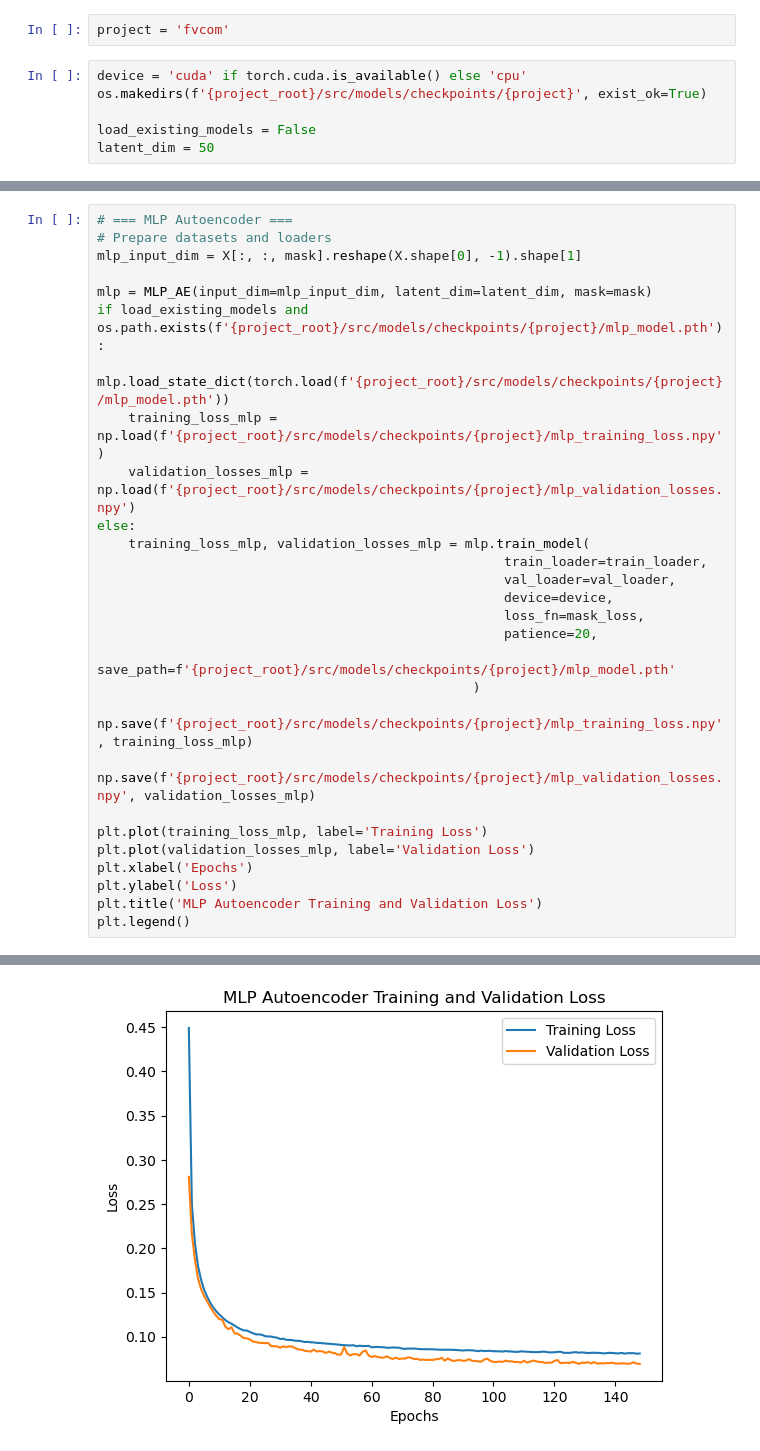
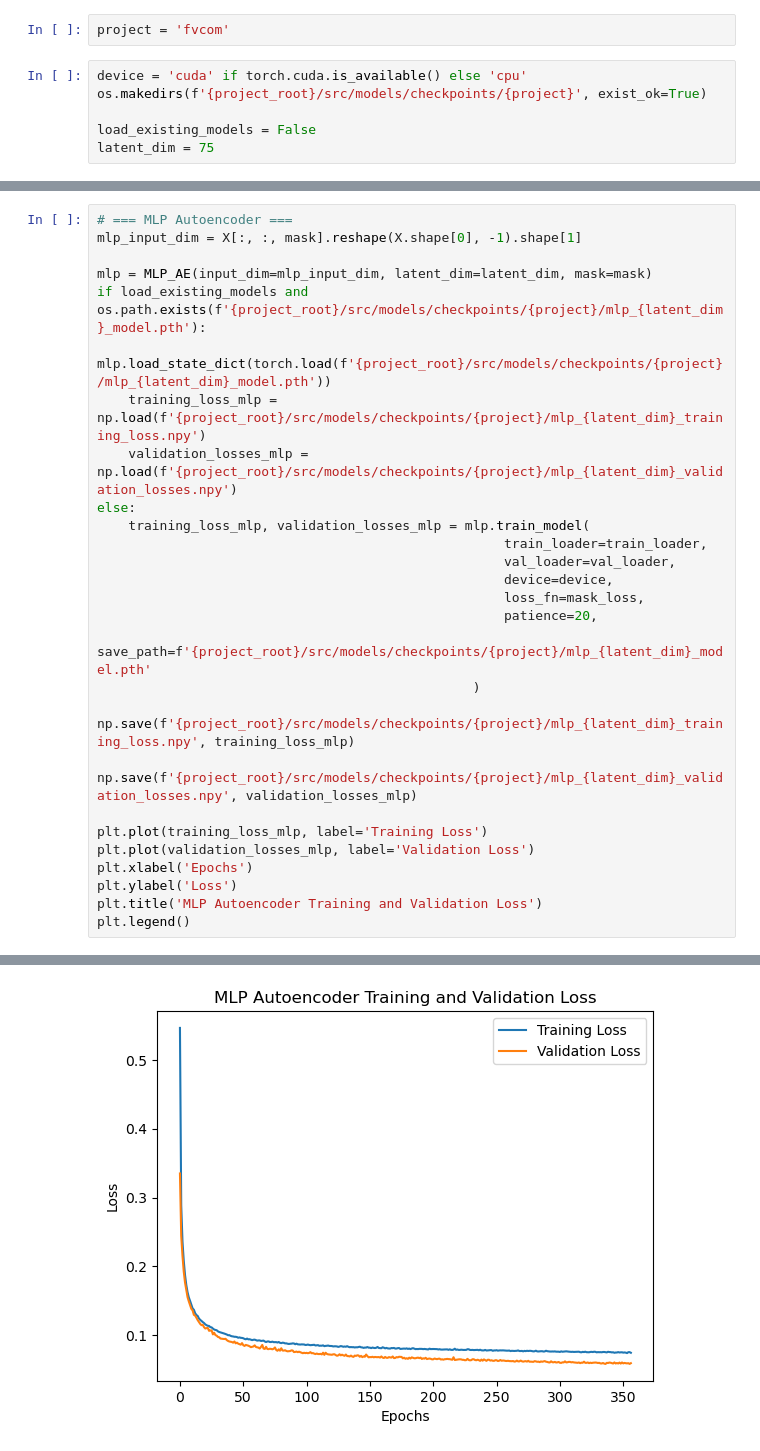
Before and after one commit to biancach/LDA_BO, a Jupyter notebook: examples/fvcom/rom/train_models.ipynb, the cells around one changed output, grey strips where cells are left out. Saved outputs shown, nothing was run; the diff lists cells and outputs as text.

```diff
--- a/examples/fvcom/rom/train_models.ipynb
+++ b/examples/fvcom/rom/train_models.ipynb
@@ -27,7 +28,7 @@ device = 'cuda' if torch.cuda.is_available() else 'cpu'
 os.makedirs(f'{project_root}/src/models/checkpoints/{project}', exist_ok=True)
 
 load_existing_models = False
-latent_dim = 50
+latent_dim = 75
 # %%
 u1 = np.load(f'{project_root}/data/{project}/u_interp.npy')
 u2 = np.load(f'{project_root}/data/{project}/v_interp.npy')
@@ -80,13 +87,12 @@ else:
 # %%
 # === MLP Autoencoder ===
-# Prepare datasets and loaders
 mlp_input_dim = X[:, :, mask].reshape(X.shape[0], -1).shape[1]
 
 mlp = MLP_AE(input_dim=mlp_input_dim, latent_dim=latent_dim, mask=mask)
-if load_existing_models and os.path.exists(f'{project_root}/src/models/checkpoints/{project}/mlp_model.pth'):
-    mlp.load_state_dict(torch.load(f'{project_root}/src/models/checkpoints/{project}/mlp_model.pth'))
-    training_loss_mlp = np.load(f'{project_root}/src/models/checkpoints/{project}/mlp_training_loss.npy')
-    validation_losses_mlp = np.load(f'{project_root}/src/models/checkpoints/{project}/mlp_validation_losses.npy')
+if load_existing_models and os.path.exists(f'{project_root}/src/models/checkpoints/{project}/mlp_{latent_dim}_model.pth'):
+    mlp.load_state_dict(torch.load(f'{project_root}/src/models/checkpoints/{project}/mlp_{latent_dim}_model.pth'))
+    training_loss_mlp = np.load(f'{project_root}/src/models/checkpoints/{project}/mlp_{latent_dim}_training_loss.npy')
+    validation_losses_mlp = np.load(f'{project_root}/src/models/checkpoints/{project}/mlp_{latent_dim}_validation_losses.npy')
 else:
     training_loss_mlp, validation_losses_mlp = mlp.train_model(
                                                     train_loader=train_loader,
@@ -94,10 +100,10 @@ else:
                                                     device=device,
                                                     loss_fn=mask_loss,
                                                     patience=20,
-                                                    save_path=f'{project_root}/src/models/checkpoints/{project}/mlp_model.pth'
+                                                    save_path=f'{project_root}/src/models/checkpoints/{project}/mlp_{latent_dim}_model.pth'
                                                 )
-    np.save(f'{project_root}/src/models/checkpoints/{project}/mlp_training_loss.npy', training_loss_mlp)
-    np.save(f'{project_root}/src/models/checkpoints/{project}/mlp_validation_losses.npy', validation_losses_mlp)
+    np.save(f'{project_root}/src/models/checkpoints/{project}/mlp_{latent_dim}_training_loss.npy', training_loss_mlp)
+    np.save(f'{project_root}/src/models/checkpoints/{project}/mlp_{latent_dim}_validation_losses.npy', validation_losses_mlp)
 
 plt.plot(training_loss_mlp, label='Training Loss')
 plt.plot(validation_losses_mlp, label='Validation Loss')
@@ -126,5 +132,5 @@ Early stopping at epoch 149
 <matplotlib.legend.Legend at 0x...>
-[figure, old version]
+[figure, new version]
 # %%
 # === CNN Autoencoder with mask-aware loss === #
 
```
Also changed, not shown: parts of 6 cells of this notebook, 5 other files.
